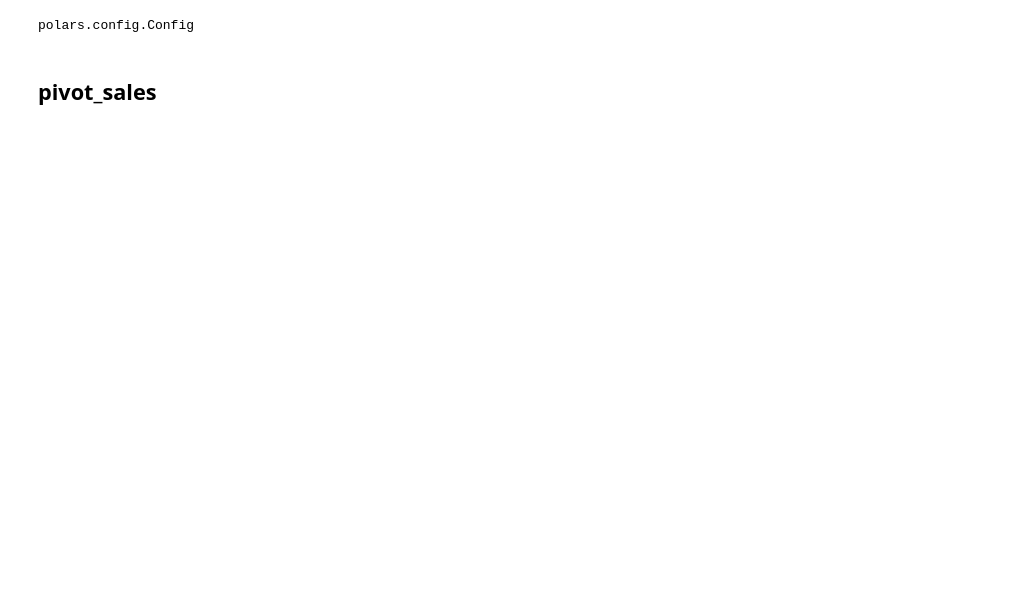
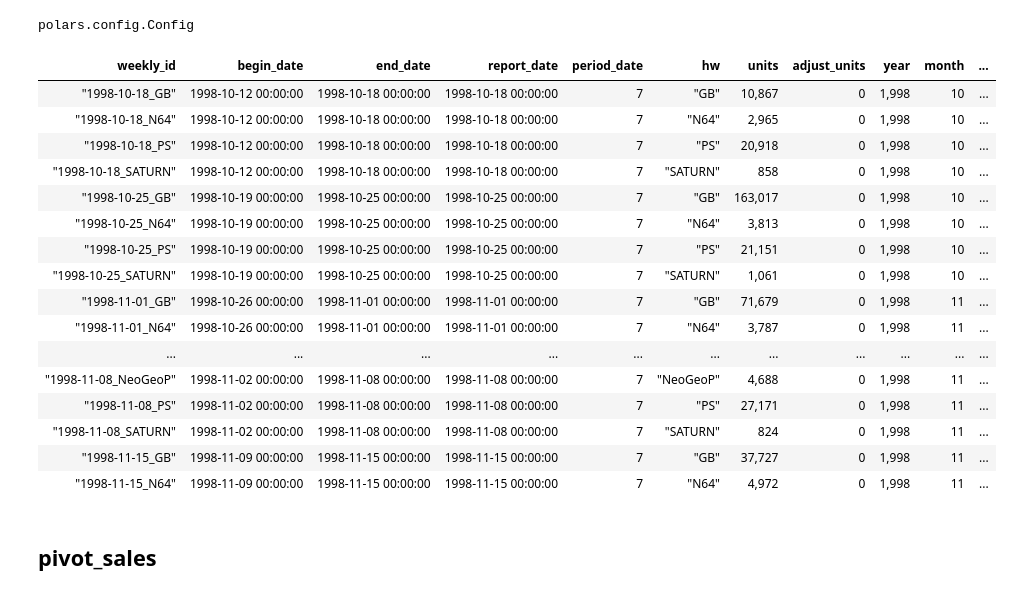
Before and after one commit to hidenden/gamedata, a Jupyter notebook: notebook/example/pivot_example.ipynb, the cells around one changed output. Saved outputs shown, nothing was run; the diff lists cells and outputs as text; code cells hidden in the pictures; blank space fills up the shorter version.

```diff
--- a/notebook/example/pivot_example.ipynb
+++ b/notebook/example/pivot_example.ipynb
@@ -23,6 +26,26 @@ pl.Config.set_tbl_cols(-1)
 polars.config.Config
 # %%
 base_df = g.load_hard_sales()
+# %%
+base_df.head(20)
+# %% [output]
+| weekly_id | begin_date | end_date | report_date | period_date | hw | units | adjust_units | year | month | ... |
+| "1998-10-18_GB" | 1998-10-12 00:00:00 | 1998-10-18 00:00:00 | 1998-10-18 00:00:00 | 7 | "GB" | 10,867 | 0 | 1,998 | 10 | ... |
+| "1998-10-18_N64" | 1998-10-12 00:00:00 | 1998-10-18 00:00:00 | 1998-10-18 00:00:00 | 7 | "N64" | 2,965 | 0 | 1,998 | 10 | ... |
+| "1998-10-18_PS" | 1998-10-12 00:00:00 | 1998-10-18 00:00:00 | 1998-10-18 00:00:00 | 7 | "PS" | 20,918 | 0 | 1,998 | 10 | ... |
+| "1998-10-18_SATURN" | 1998-10-12 00:00:00 | 1998-10-18 00:00:00 | 1998-10-18 00:00:00 | 7 | "SATURN" | 858 | 0 | 1,998 | 10 | ... |
+| "1998-10-25_GB" | 1998-10-19 00:00:00 | 1998-10-25 00:00:00 | 1998-10-25 00:00:00 | 7 | "GB" | 163,017 | 0 | 1,998 | 10 | ... |
+| "1998-10-25_N64" | 1998-10-19 00:00:00 | 1998-10-25 00:00:00 | 1998-10-25 00:00:00 | 7 | "N64" | 3,813 | 0 | 1,998 | 10 | ... |
+| "1998-10-25_PS" | 1998-10-19 00:00:00 | 1998-10-25 00:00:00 | 1998-10-25 00:00:00 | 7 | "PS" | 21,151 | 0 | 1,998 | 10 | ... |
+| "1998-10-25_SATURN" | 1998-10-19 00:00:00 | 1998-10-25 00:00:00 | 1998-10-25 00:00:00 | 7 | "SATURN" | 1,061 | 0 | 1,998 | 10 | ... |
+| "1998-11-01_GB" | 1998-10-26 00:00:00 | 1998-11-01 00:00:00 | 1998-11-01 00:00:00 | 7 | "GB" | 71,679 | 0 | 1,998 | 11 | ... |
+| "1998-11-01_N64" | 1998-10-26 00:00:00 | 1998-11-01 00:00:00 | 1998-11-01 00:00:00 | 7 | "N64" | 3,787 | 0 | 1,998 | 11 | ... |
+| ... | ... | ... | ... | ... | ... | ... | ... | ... | ... | ... |
+| "1998-11-08_NeoGeoP" | 1998-11-02 00:00:00 | 1998-11-08 00:00:00 | 1998-11-08 00:00:00 | 7 | "NeoGeoP" | 4,688 | 0 | 1,998 | 11 | ... |
+| "1998-11-08_PS" | 1998-11-02 00:00:00 | 1998-11-08 00:00:00 | 1998-11-08 00:00:00 | 7 | "PS" | 27,171 | 0 | 1,998 | 11 | ... |
+| "1998-11-08_SATURN" | 1998-11-02 00:00:00 | 1998-11-08 00:00:00 | 1998-11-08 00:00:00 | 7 | "SATURN" | 824 | 0 | 1,998 | 11 | ... |
+| "1998-11-15_GB" | 1998-11-09 00:00:00 | 1998-11-15 00:00:00 | 1998-11-15 00:00:00 | 7 | "GB" | 37,727 | 0 | 1,998 | 11 | ... |
+| "1998-11-15_N64" | 1998-11-09 00:00:00 | 1998-11-15 00:00:00 | 1998-11-15 00:00:00 | 7 | "N64" | 4,972 | 0 | 1,998 | 11 | ... |
 # %% [markdown]
 ## pivot_sales
 # %%
```
Also changed, not shown: parts of 8 cells of this notebook, 4 other files.
